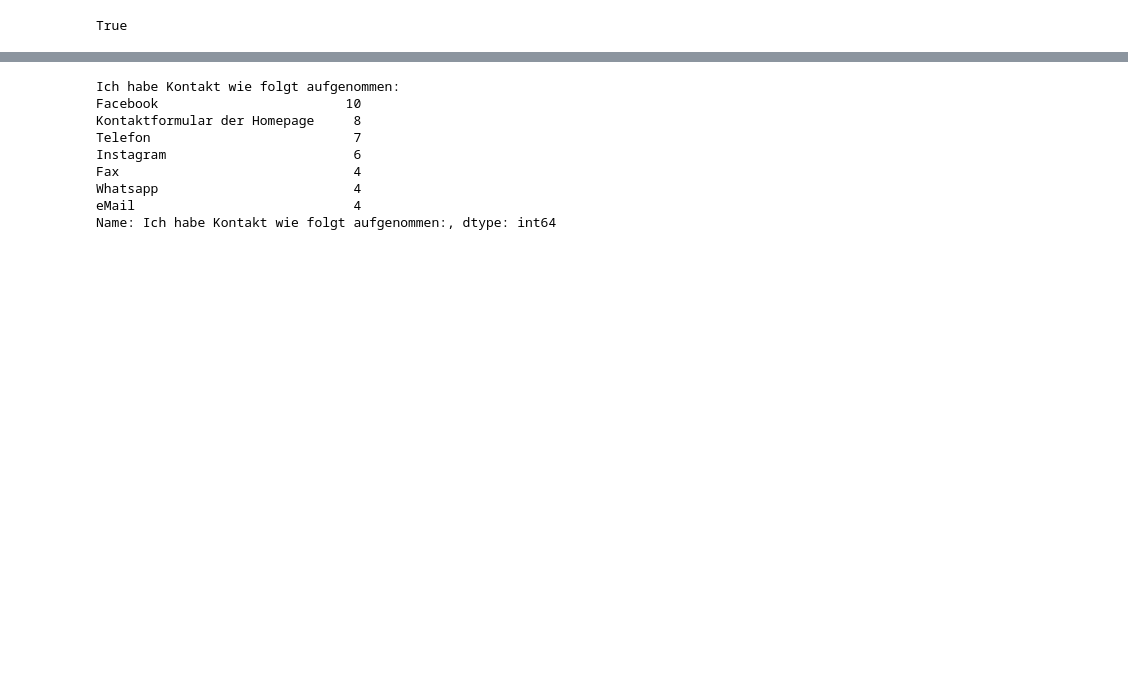
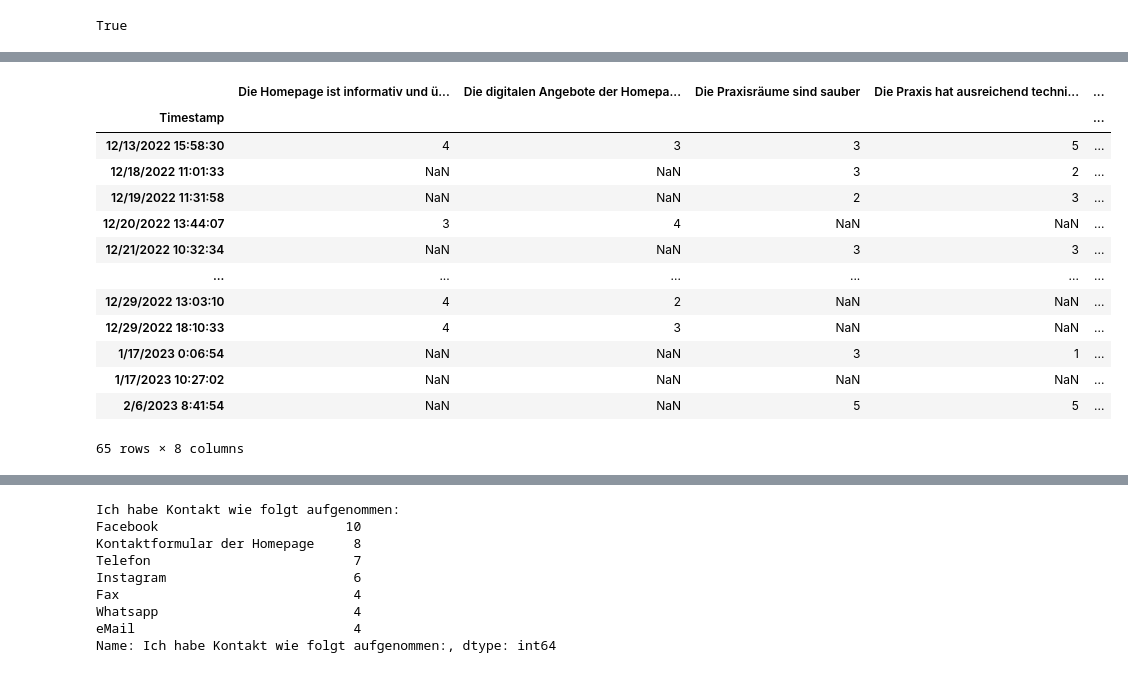
Before and after one commit to fraupozh/thefeedbackers, a Jupyter notebook: Untitled.ipynb, the cells around one changed output, grey strips where cells are left out. Cells and saved outputs as stored; diff of their text form; code cells hidden in the pictures; blank space fills up the shorter version.

```diff
--- a/Untitled.ipynb
+++ b/Untitled.ipynb
@@ -63,9 +63,26 @@ df
 # %%
 #dataframe with likert scale questions only
 
 dff = df.iloc[:, [0, 6, 7, 9, 10, 11, 17, 18, 19]].copy()
 
 dff.set_index('Timestamp', inplace=True)
+
+dff
+# %% [output]
+|  | Die Homepage ist informativ und ü... | Die digitalen Angebote der Homepa... | Die Praxisräume sind sauber | Die Praxis hat ausreichend techni... | ... |
+| Timestamp |  |  |  |  | ... |
+| 12/13/2022 15:58:30 | 4 | 3 | 3 | 5 | ... |
+| 12/18/2022 11:01:33 | NaN | NaN | 3 | 2 | ... |
+| 12/19/2022 11:31:58 | NaN | NaN | 2 | 3 | ... |
+| 12/20/2022 13:44:07 | 3 | 4 | NaN | NaN | ... |
+| 12/21/2022 10:32:34 | NaN | NaN | 3 | 3 | ... |
+| ... | ... | ... | ... | ... | ... |
+| 12/29/2022 13:03:10 | 4 | 2 | NaN | NaN | ... |
+| 12/29/2022 18:10:33 | 4 | 3 | NaN | NaN | ... |
+| 1/17/2023 0:06:54 | NaN | NaN | 3 | 1 | ... |
+| 1/17/2023 10:27:02 | NaN | NaN | NaN | NaN | ... |
+| 2/6/2023 8:41:54 | NaN | NaN | 5 | 5 | ... |
+65 rows × 8 columns
 # %%
 df_count = dff.apply(pd.Series.value_counts)
 df_count = df_count.fillna(0).astype(int)
```
Also changed, not shown: parts of 4 cells of this notebook, 1 other file.
